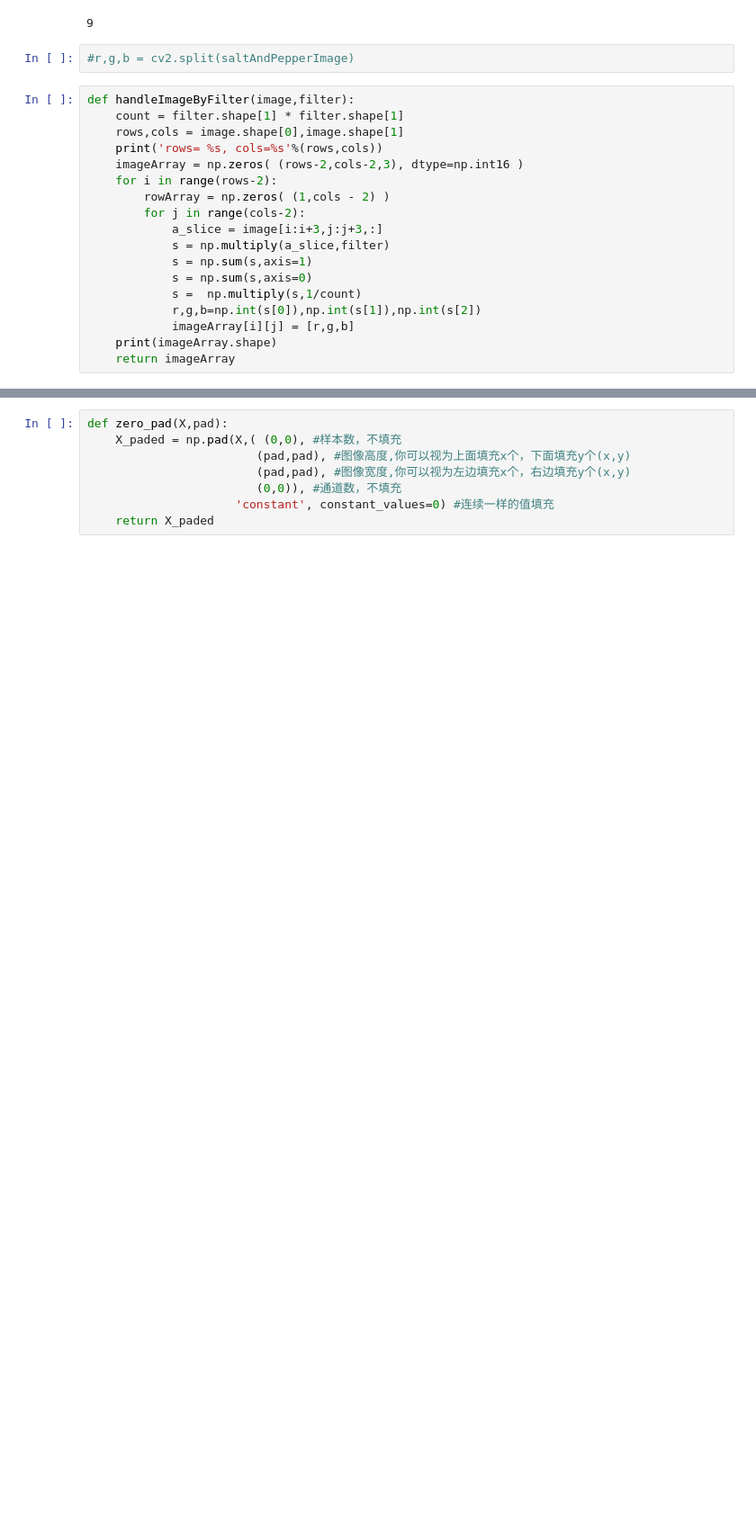
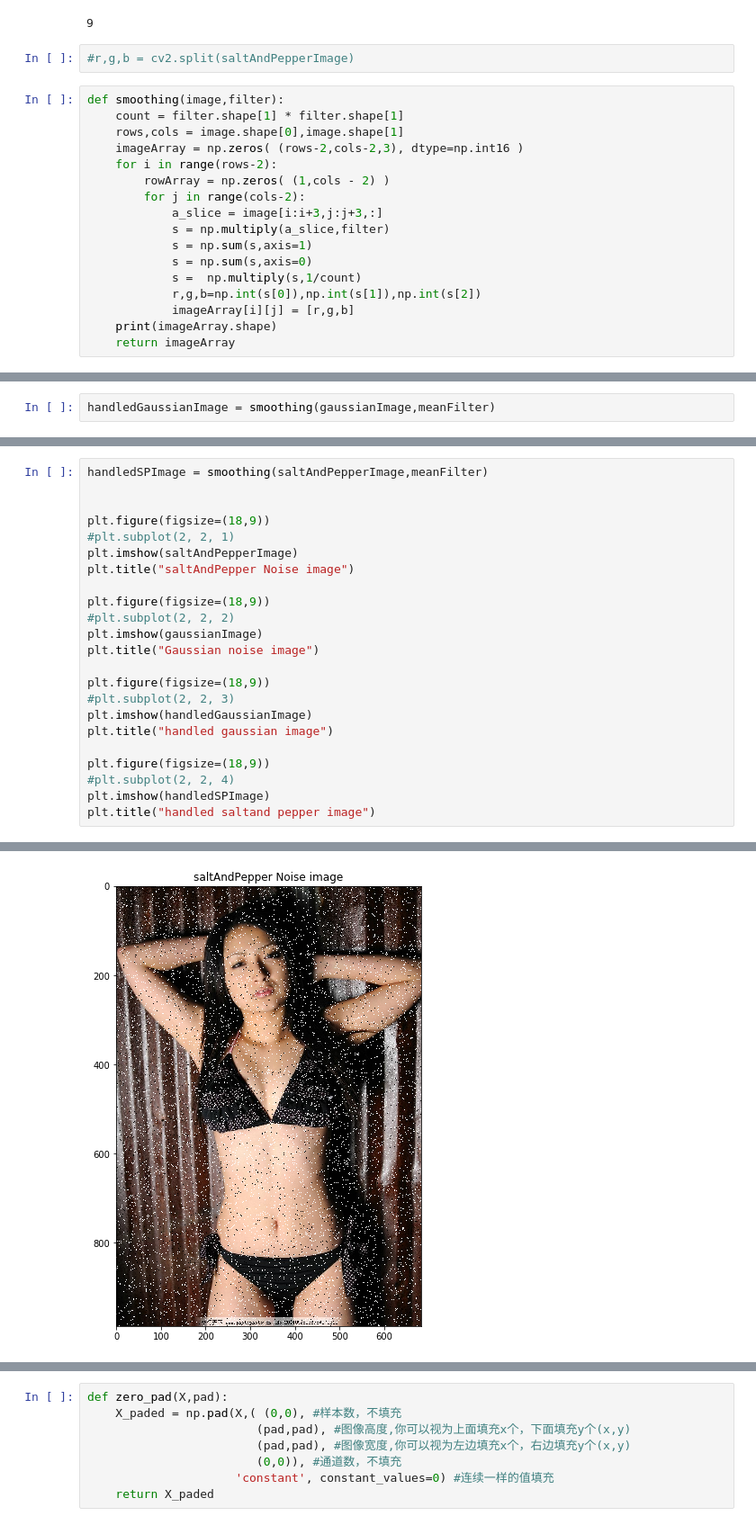
Before and after one commit to sunbin1993/image-processing, a Jupyter notebook: 01 ecnu/homework03.ipynb, the cells around one changed output, grey strips where cells are left out. Shown at 90% size. Saved outputs shown, nothing was run; the diff lists cells and outputs as text; blank space fills up the shorter version.

```diff
--- a/01 ecnu/homework03.ipynb
+++ b/01 ecnu/homework03.ipynb
@@ -79,10 +67,9 @@ print(count)
 # %%
 #r,g,b = cv2.split(saltAndPepperImage)
 # %%
-def handleImageByFilter(image,filter):
+def smoothing(image,filter):
     count = filter.shape[1] * filter.shape[1]
     rows,cols = image.shape[0],image.shape[1]
-    print('rows= %s, cols=%s'%(rows,cols))
     imageArray = np.zeros( (rows-2,cols-2,3), dtype=np.int16 )
     for i in range(rows-2):
         rowArray = np.zeros( (1,cols - 2) )
@@ -109,0 +86,2 @@ Text(0.5,1,'handled gaussian image')
+# %%
+handledGaussianImage = smoothing(gaussianImage,meanFilter)
@@ -109,0 +91,24 @@ Text(0.5,1,'handled gaussian image')
+# %%
+handledSPImage = smoothing(saltAndPepperImage,meanFilter)
+
+
+plt.figure(figsize=(18,9))
+#plt.subplot(2, 2, 1)
+plt.imshow(saltAndPepperImage)
+plt.title("saltAndPepper Noise image")
+
+plt.figure(figsize=(18,9))
+#plt.subplot(2, 2, 2)
+plt.imshow(gaussianImage)
+plt.title("Gaussian noise image")
+
+plt.figure(figsize=(18,9))
+#plt.subplot(2, 2, 3)
+plt.imshow(handledGaussianImage)
+plt.title("handled gaussian image")
+
+plt.figure(figsize=(18,9))
+#plt.subplot(2, 2, 4)
+plt.imshow(handledSPImage)
+plt.title("handled saltand pepper image")
+# %% [output]
@@ -109,0 +118 @@ Text(0.5,1,'handled gaussian image')
+[figure, added]
```
Also changed, not shown: parts of 16 cells of this notebook, 1 other file.
